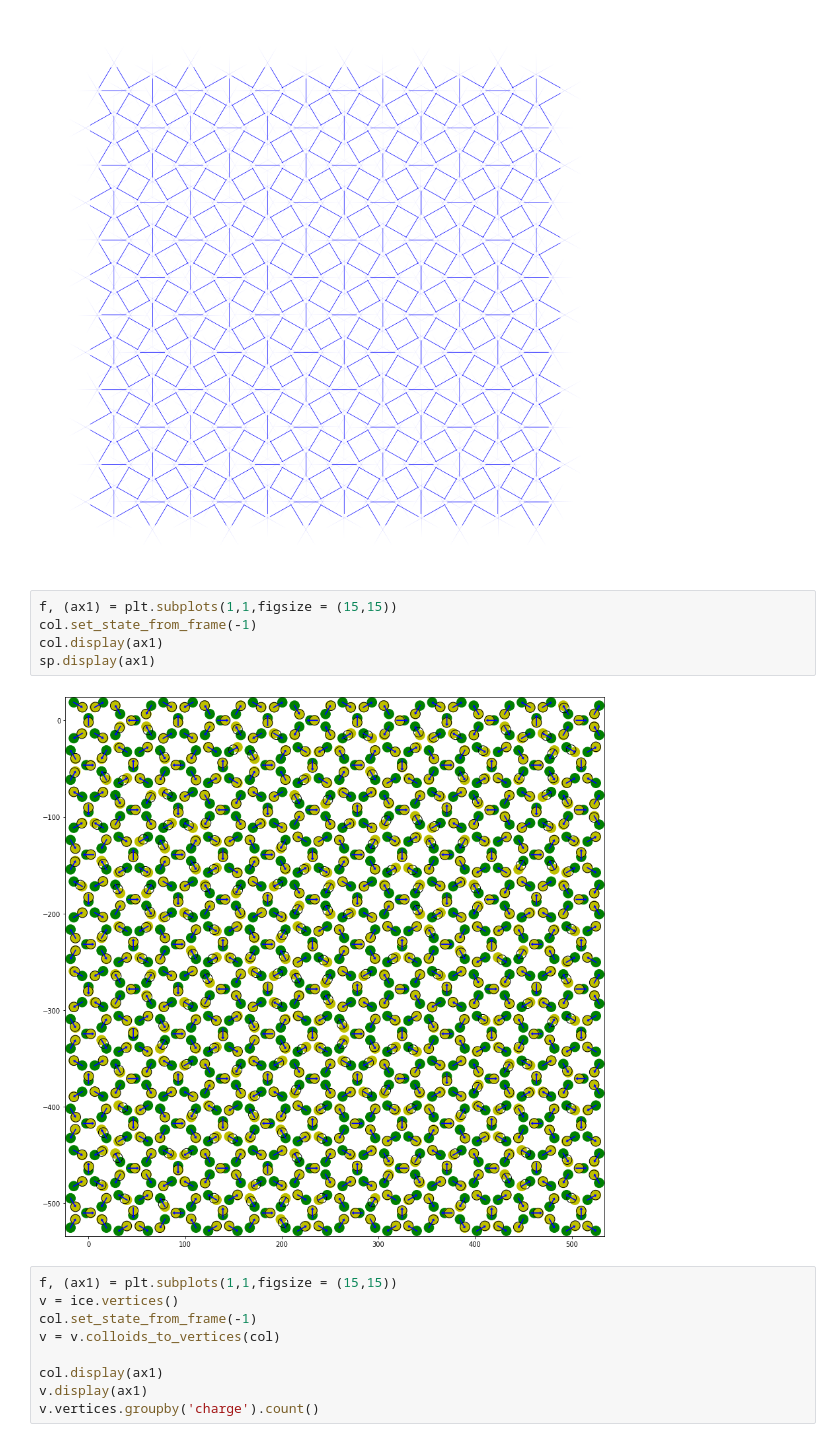
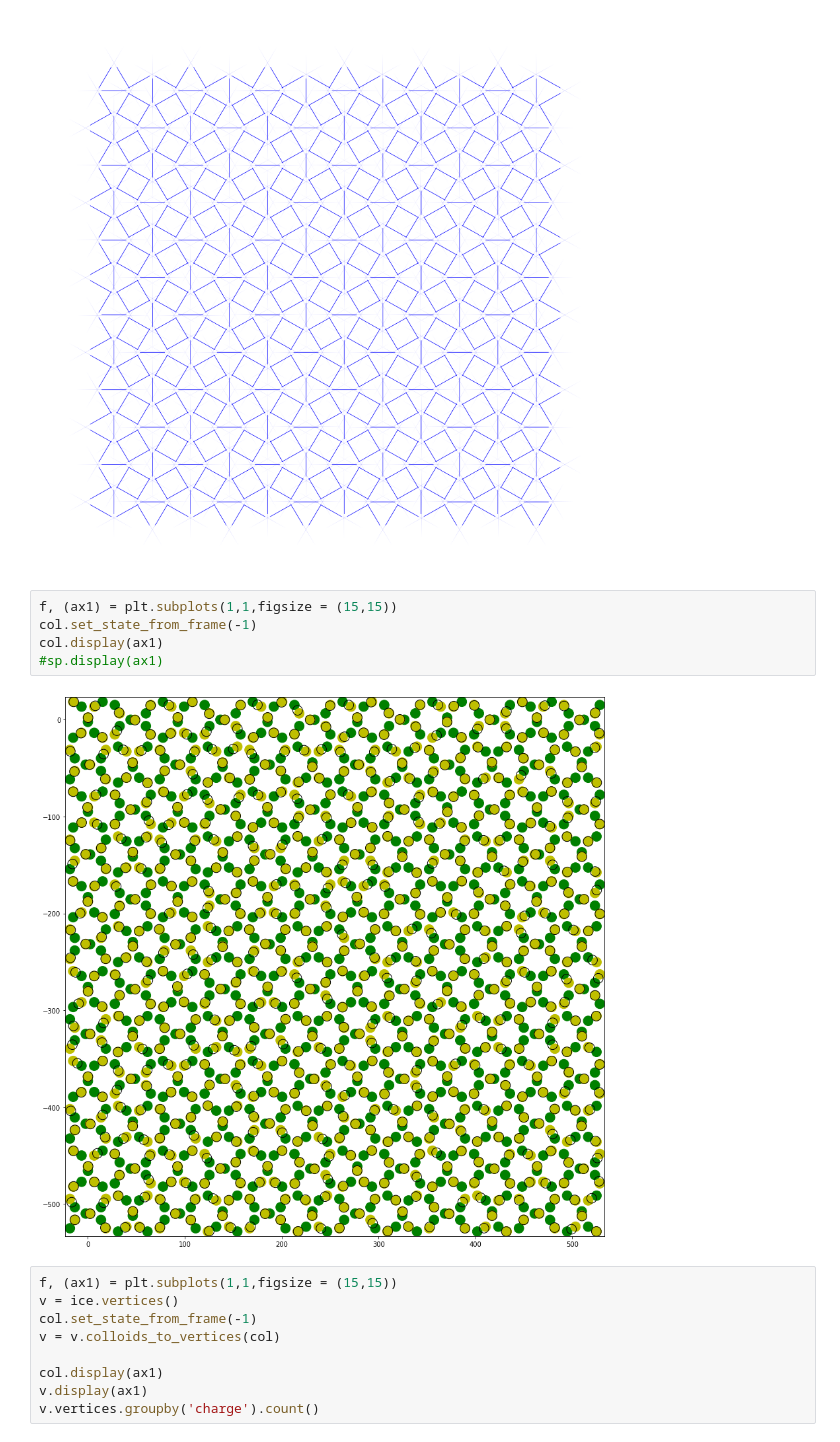
Before and after one commit to crodriga/PROJECT_CairoLattice, a Jupyter notebook: Scripts/Script-8.0_Cairo_PeriodicBoundaries.ipynb, the cells around one changed output. Drawn from its saved outputs; the diff is of its cells as text.

```diff
--- a/Scripts/Script-8.0_Cairo_PeriodicBoundaries.ipynb
+++ b/Scripts/Script-8.0_Cairo_PeriodicBoundaries.ipynb
@@ -116,10 +121,10 @@ plt.savefig('lattice.png', dpi=1200)
 # %%
 f, (ax1) = plt.subplots(1,1,figsize = (15,15))
 col.set_state_from_frame(-1)
 col.display(ax1)
-sp.display(ax1)
+#sp.display(ax1)
 # %% [output]
-[figure, old version]
+[figure, new version]
 # %%
 f, (ax1) = plt.subplots(1,1,figsize = (15,15))
 v = ice.vertices()
```
Also changed, not shown: parts of 2 cells of this notebook, 5 other files.
